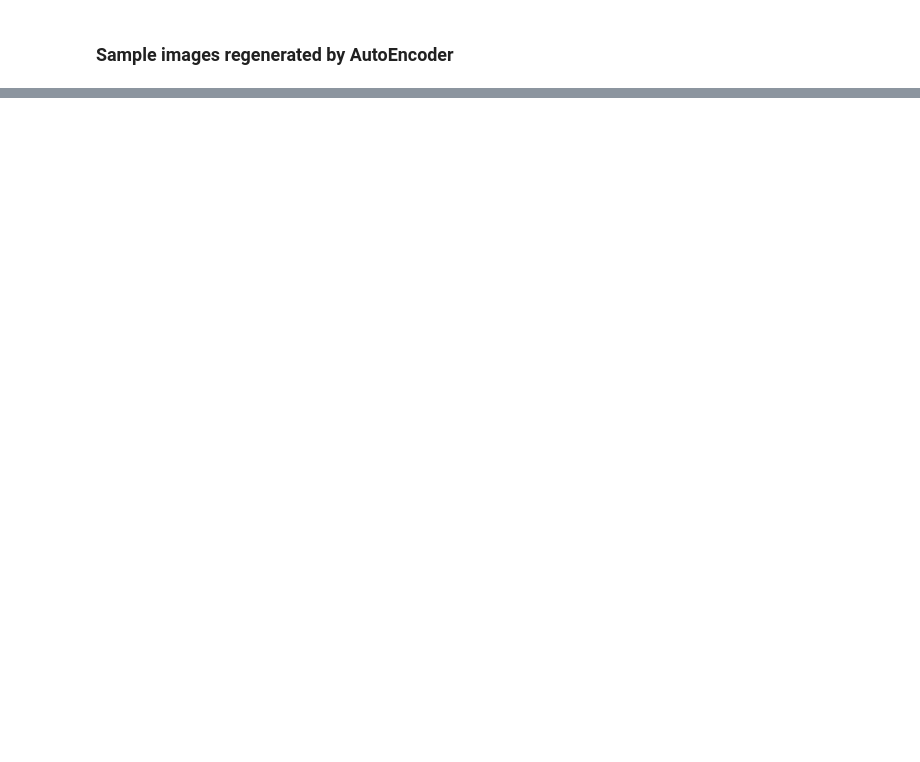
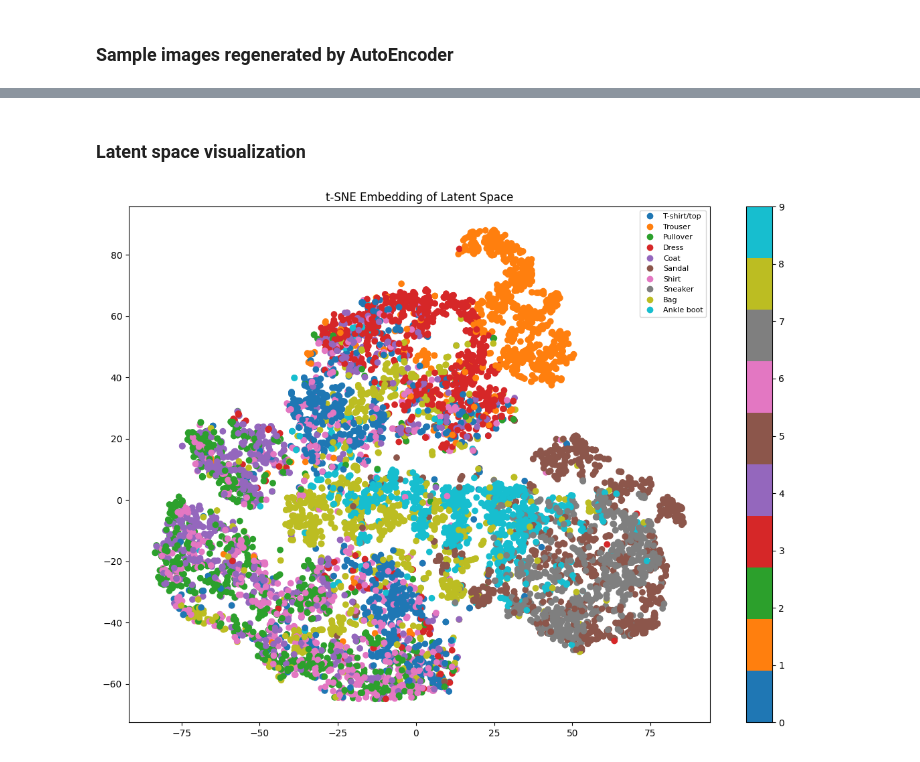
Before and after one commit to Matiar15/deep-learning, a Jupyter notebook: src/auto_encoder.ipynb, the cells around one changed output, grey strips where cells are left out. Saved outputs shown, nothing was run; the diff lists cells and outputs as text; code cells hidden in the pictures; blank space fills up the shorter version.

Commit message:
add report #3, latent space visualization

```diff
--- a/src/auto_encoder.ipynb
+++ b/src/auto_encoder.ipynb
@@ -250,0 +254,51 @@ plt.show()
+# %% [markdown]
+### Latent space visualization
+# %%
+model.eval()
+
+# aggregating labels and latent representations from validation dataset
+validation_labels_agg = []
+latent_representation_agg = []
+with torch.no_grad():
+    for validation_images, _, validation_labels in val_loader:
+        labels = validation_labels.to(device)
+        latent_representation = model.encoder(validation_images.to(device))
+        # added a global average pooling layer to reduce the dimensionality of the latent space
+        latent = latent_representation.mean(dim=[2, 3])
+
+        validation_labels_agg.append(validation_labels)
+        latent_representation_agg.append(latent)
+# %%
+labels = torch.cat(validation_labels_agg).cpu().numpy()
+latent_agg = torch.cat(latent_representation_agg).cpu().numpy()
+
+X = latent_agg
+
+# rescaling the features
+scaler = StandardScaler()
+X_scaled = scaler.fit_transform(X)
+
+# dimensionality reduction using PCA
+n_components_pca = min(30, X_scaled.shape[0] - 1, X_scaled.shape[1])
+pca = PCA(n_components=n_components_pca, random_state=42)
+X_pca = pca.fit_transform(X_scaled)
+
+# t-SNE embedding
+tsne = TSNE(
+    n_components=2,
+    perplexity=30,
+    learning_rate=200,
+    init='pca',
+    random_state=42,
+)
+X_tsne = tsne.fit_transform(X_pca)
+
+# visualization of t-SNE embedding
+plt.figure(figsize=(14, 10))
+scatter = plt.scatter(X_tsne[:, 0], X_tsne[:, 1], c=labels, cmap='tab10')
+plt.legend(handles=scatter.legend_elements()[0], labels=dataset.classes, loc='upper right', fontsize=8)
+plt.colorbar()
+plt.title("t-SNE Embedding of Latent Space")
+plt.show()
+# %% [output]
+[figure, added]
```
Also changed, not shown: parts of 6 cells of this notebook.
